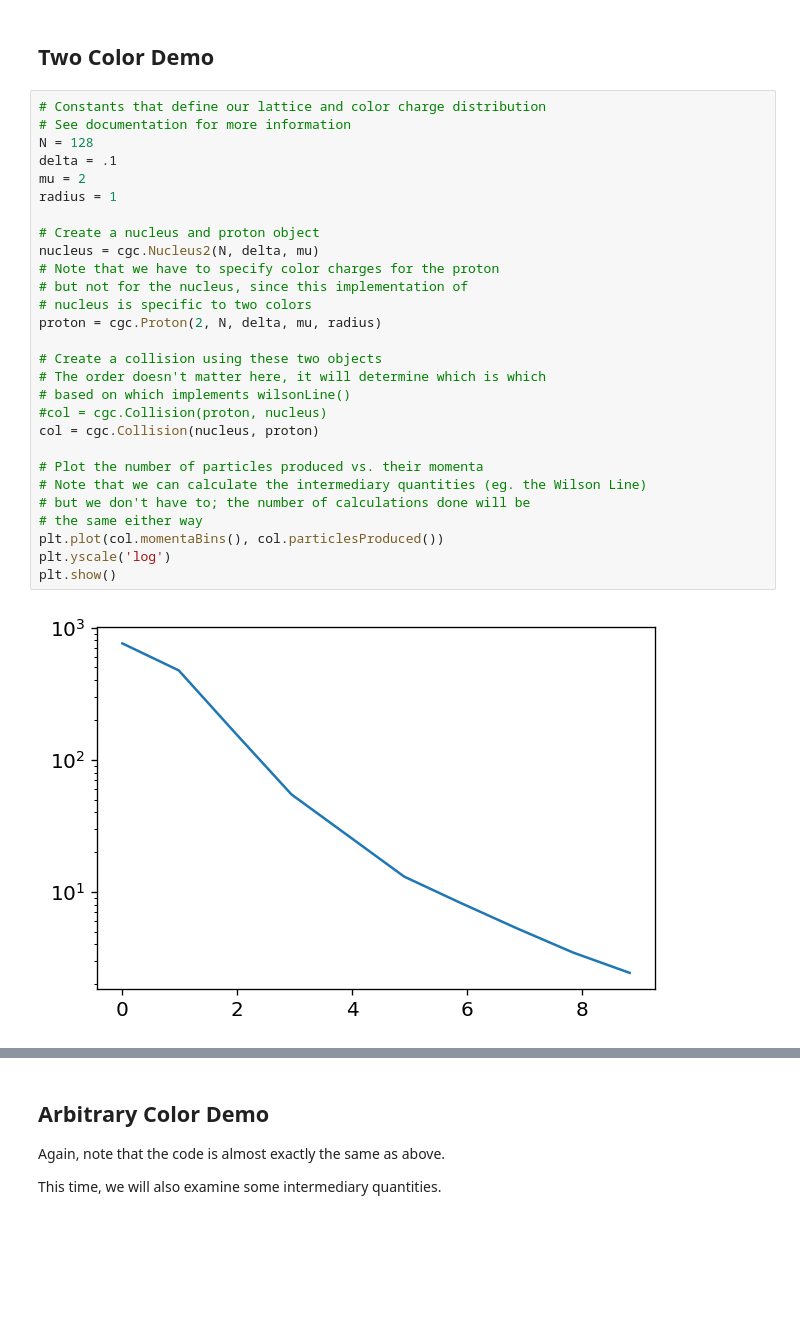
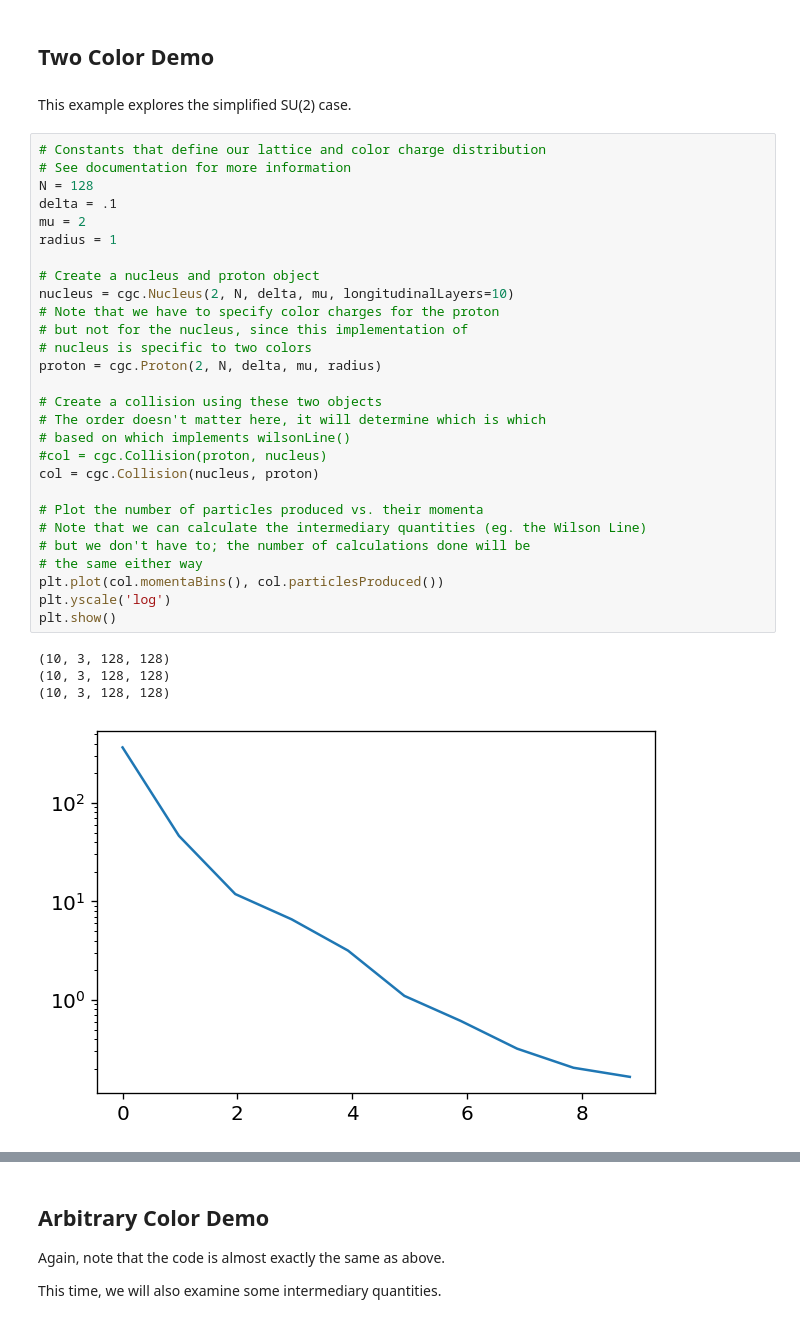
Before and after one commit to Jfeatherstone/ColorGlass, a Jupyter notebook: demo.ipynb, the cells around one changed output, grey strips where cells are left out. Cells and saved outputs as stored; diff of their text form; blank space fills up the shorter version.

```diff
--- a/demo.ipynb
+++ b/demo.ipynb
@@ -15,36 +15,41 @@ plt.rcParams["figure.dpi"] = 120
 plt.rcParams["font.size"] = 12
 # %% [markdown]
 ## Two Color Demo
+# %% [markdown]
+This example explores the simplified SU(2) case.
 # %%
 # Constants that define our lattice and color charge distribution
 # See documentation for more information
 N = 128
 delta = .1
 mu = 2
 radius = 1
 
 # Create a nucleus and proton object
-nucleus = cgc.Nucleus2(N, delta, mu)
+nucleus = cgc.Nucleus(2, N, delta, mu, longitudinalLayers=10)
 # Note that we have to specify color charges for the proton
 # but not for the nucleus, since this implementation of
 # nucleus is specific to two colors
 proton = cgc.Proton(2, N, delta, mu, radius)
 
 # Create a collision using these two objects
 # The order doesn't matter here, it will determine which is which
 # based on which implements wilsonLine()
 #col = cgc.Collision(proton, nucleus)
 col = cgc.Collision(nucleus, proton)
 
 # Plot the number of particles produced vs. their momenta
 # Note that we can calculate the intermediary quantities (eg. the Wilson Line)
 # but we don't have to; the number of calculations done will be
 # the same either way
 plt.plot(col.momentaBins(), col.particlesProduced())
 plt.yscale('log')
 plt.show()
 # %% [output]
+(10, 3, 128, 128)
+(10, 3, 128, 128)
+(10, 3, 128, 128)
-[figure, old version]
+[figure, new version]
 # %% [markdown]
 ## Three Color Demo
 
```
Also changed, not shown: parts of 6 cells of this notebook, 2 other files.
